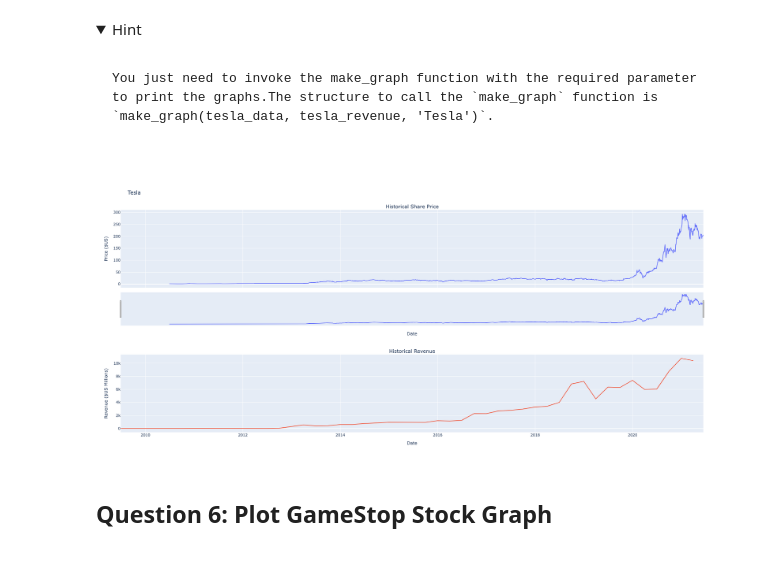
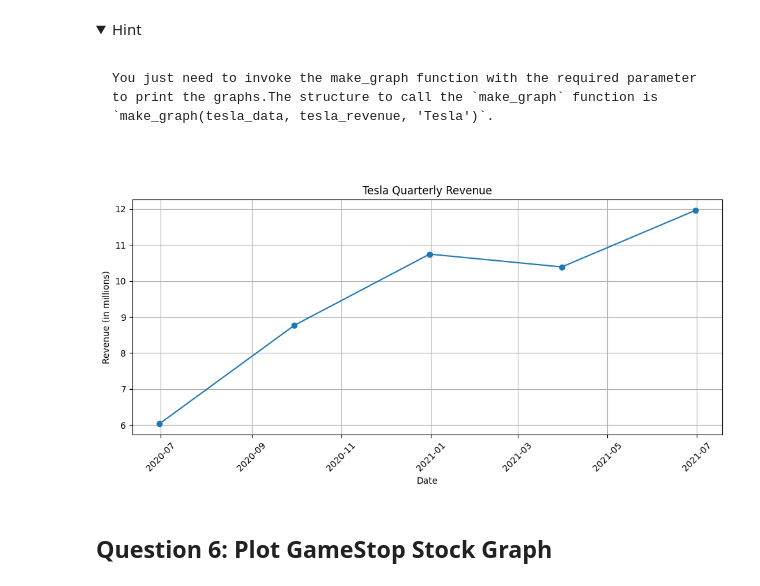
Before and after one commit to vicpascanu/Analyzing-Historical-Stock-Revenue-Data-and-Building-a-Dashboard, a Jupyter notebook: Final Assignment.ipynb, the cells around one changed output. Cells and saved outputs as stored; diff of their text form; code cells hidden in the pictures; folded sections open.

````diff
--- a/Final Assignment.ipynb
+++ b/Final Assignment.ipynb
@@ -343,10 +336,35 @@ You just need to invoke the make_graph function with the required parameter to p
 ```
 
 </details>
-# %%
-make_graph(tesla_data, tesla_revenue, 'Tesla')
-# %% [output]
-[figure, removed]
+# %%
+import pandas as pd
+import matplotlib.pyplot as plt
+
+data = {
+    "Date": ["2020-06-30", "2020-09-30", "2020-12-31", "2021-03-31", "2021-06-30"],
+    "Revenue": [6.036, 8.771, 10.744, 10.389, 11.958]
+}
+
+tesla_revenue = pd.DataFrame(data)
+
+tesla_revenue['Date'] = pd.to_datetime(tesla_revenue['Date'])
+
+tesla_revenue_filtered = tesla_revenue[tesla_revenue['Date'] <= '2021-06-30']
+
+def make_graph(data):
+    plt.figure(figsize=(10, 5))
+    plt.plot(data['Date'], data['Revenue'], marker='o')
+    plt.title('Tesla Quarterly Revenue')
+    plt.xlabel('Date')
+    plt.ylabel('Revenue (in millions)')
+    plt.xticks(rotation=45)
+    plt.grid()
+    plt.tight_layout()
+    plt.show()
+
+make_graph(tesla_revenue_filtered)
+# %% [output]
+[figure, added]
 # %% [markdown]
 ## Question 6: Plot GameStop Stock Graph
 # %% [markdown]
````
Also changed, not shown: parts of 3 cells of this notebook.
